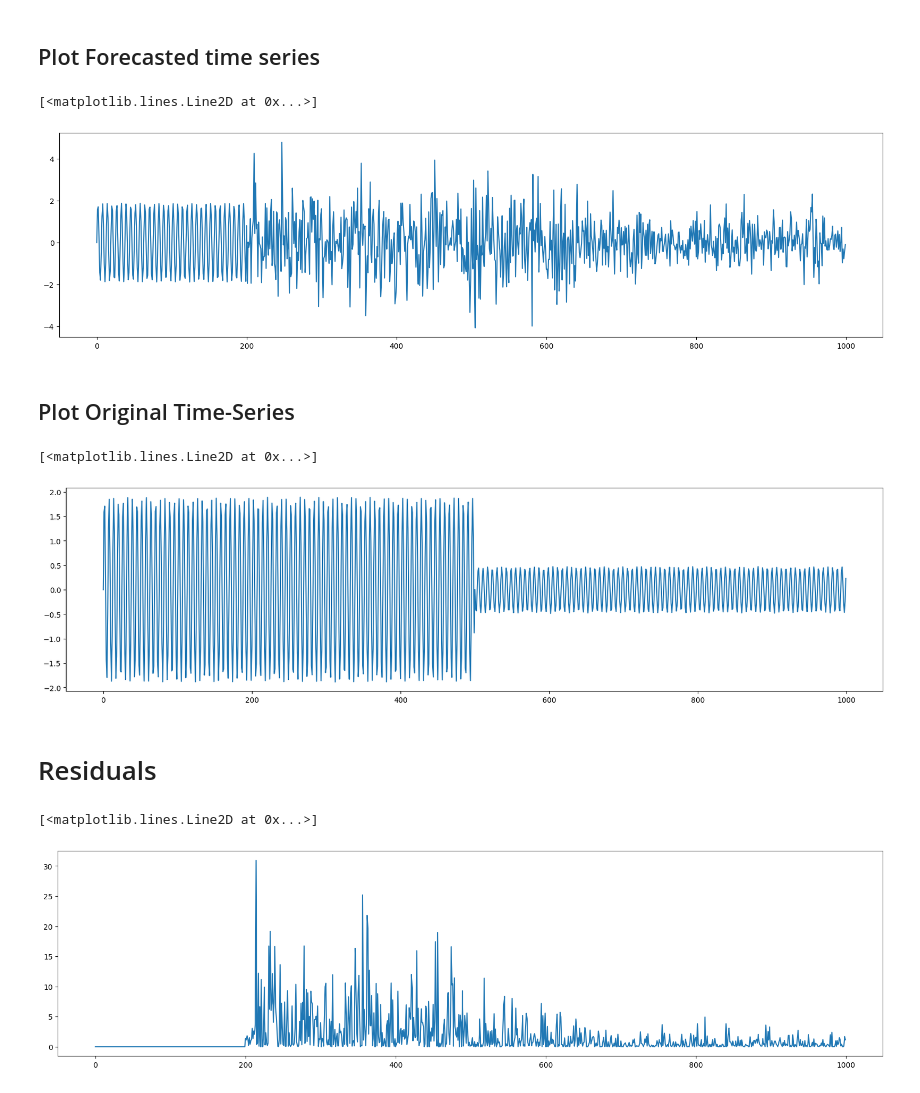
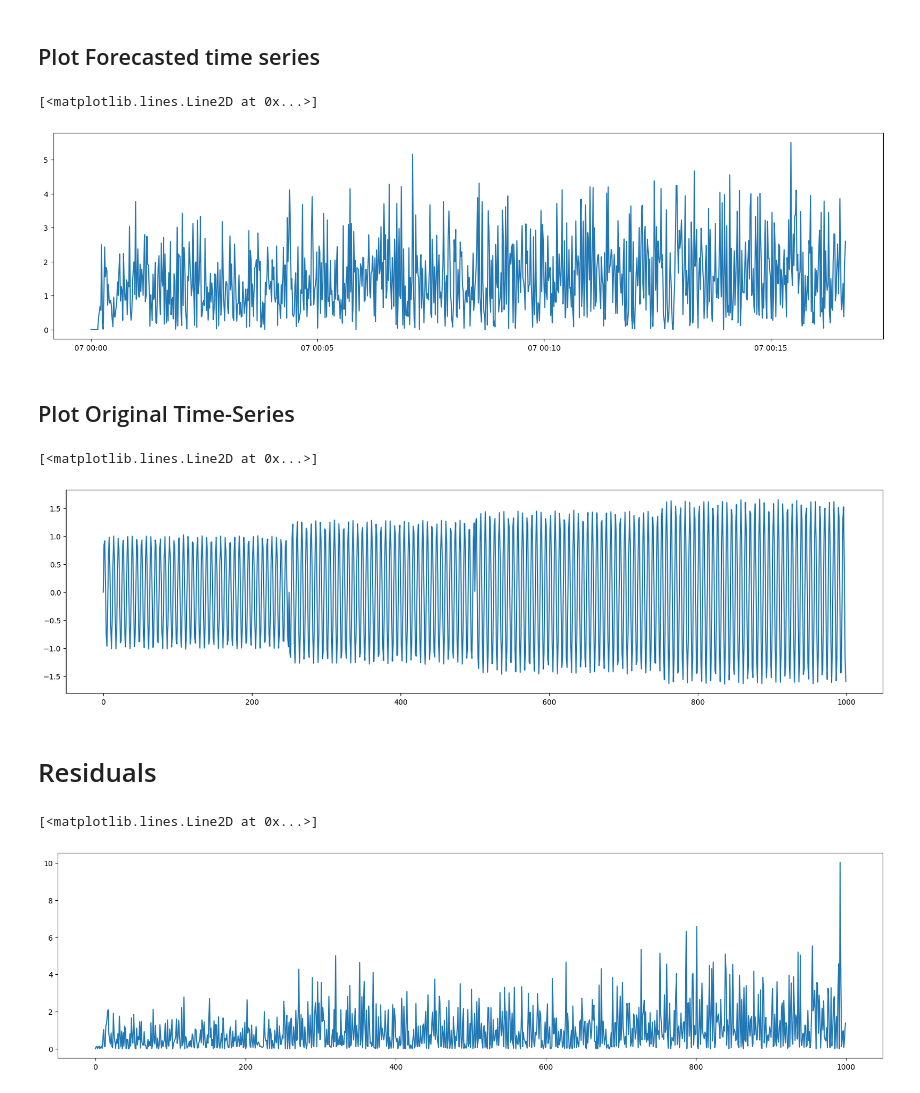
Before and after one commit to GishB/DirectionalDrillingChangePointDetection, a Jupyter notebook: experiments/refactoring_experiments/KalmanFilter.ipynb, the cells around one changed output. Drawn from its saved outputs; the diff is of its cells as text; code cells hidden in the pictures.

```diff
--- a/experiments/refactoring_experiments/KalmanFilter.ipynb
+++ b/experiments/refactoring_experiments/KalmanFilter.ipynb
@@ -16,8 +16,8 @@ import matplotlib.pyplot as plt
 # %% [markdown]
 # Generate Data
 # %%
-# data = LinearSteps(length_data=2000, cps_number=5, white_noise_level="default").get()
-data = SinusoidWaves(length_data=1000, cps_number=2, white_noise_level="min").get()
+# data = LinearSteps(length_data=1000, cps_number=5, white_noise_level="default").get()
+data = SinusoidWaves(length_data=1000, cps_number=4, white_noise_level="min").get()
 # %%
 data.plot()
 # %% [output]
@@ -39,8 +39,10 @@ memory usage: 23.4 KB
 # %% [markdown]
 # Init Model
 # %%
-model = KalmanFilter(df=data, target_column="x",
-                     sequence_window = 200,
-                     queue_window=100,
-                     is_cps_filter_on=True, threshold_std_coeff=3)
+model = KalmanFilter(is_cps_filter_on=True,
+                     is_cumsum_applied=True,
+                     queue_window=10,
+                     is_z_normalization=True,
+                     is_squared_residual=True,
+                     threshold_std_coeff=3.65).fit(list(data.x), None)
 # %%
@@ -65,10 +81,10 @@ plt.legend()
 ## Plot Forecasted time series
 # %%
 plt.figure(figsize=(20,5))
-plt.plot(model.get_full_forecast())
+plt.plot(abs(model.get_distances(data.x)))
 # %% [output]
 [<matplotlib.lines.Line2D at 0x...>]
-[figure, old version]
+[figure, new version]
 # %% [markdown]
 ## Plot Original Time-Series
 # %%
@@ -76,12 +92,12 @@ plt.figure(figsize=(20,5))
 plt.plot(data['x'].values)
 # %% [output]
 [<matplotlib.lines.Line2D at 0x...>]
-[figure, old version]
+[figure, new version]
 # %% [markdown]
 # Residuals
 # %%
 plt.figure(figsize=(20,5))
-plt.plot(abs(data['x'].values - model.get_full_forecast())**2)
+plt.plot(abs(model.z_normalization(data['x'].values - model.get_distances(data['x'].values)))**2)
 # %% [output]
 [<matplotlib.lines.Line2D at 0x...>]
-[figure, old version]
+[figure, new version]
```
Also changed, not shown: parts of 5 cells of this notebook, 1 other file.
